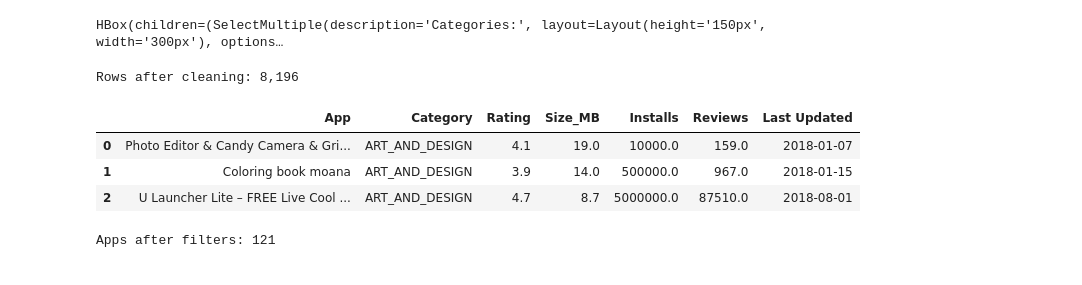
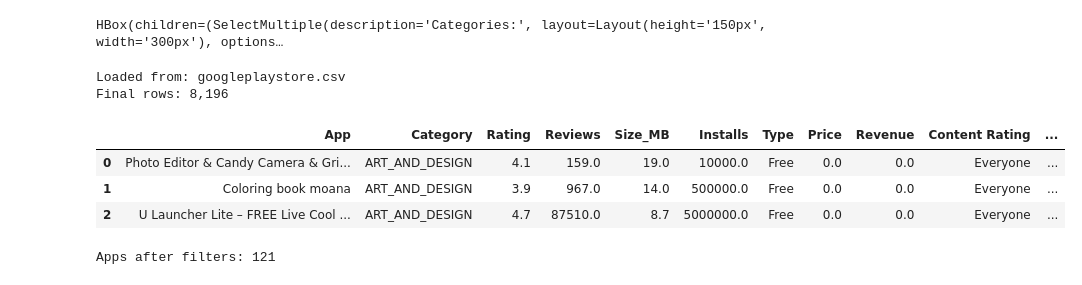
Before and after one commit to aaryasree-rajesh/google-playstore-dashboard, a Jupyter notebook: Untitled2.ipynb, the cells around one changed output. Drawn from its saved outputs; the diff is of its cells as text; code cells hidden in the pictures.

```diff
--- a/Untitled2.ipynb
+++ b/Untitled2.ipynb
@@ -82,29 +116,78 @@ display(widgets.HBox([category_filter, type_filter, rating_filter]))
 Dashboard Filters
 HBox(children=(SelectMultiple(description='Categories:', layout=Layout(height='150px', width='300px'), options…
 # %%
+import os
+import pandas as pd
+import numpy as np
+
+possible_paths = [
+    "googleplaystore.csv",
+    "/home/jovyan/googleplaystore.csv",
+    r"C:\Users\aarya\googleplaystore.csv"
+]
+
+for path in possible_paths:
+    if os.path.exists(path):
+        df = pd.read_csv(path)
+        print(f"Loaded from: {path}")
+        break
+
+# Clean Installs
 df['Installs'] = df['Installs'].astype(str).str.replace(r'[+,]', '', regex=True)
 df['Installs'] = pd.to_numeric(df['Installs'], errors='coerce')
+
+# Clean Rating
 df['Rating'] = pd.to_numeric(df['Rating'], errors='coerce')
+
+# Clean Size BEFORE dropping columns
 def parse_size(s):
     s = str(s).strip()
     if s.endswith('M'):
         return float(s[:-1])
     elif s.endswith('k'):
         return float(s[:-1]) / 1024
     return np.nan
+
 df['Size_MB'] = df['Size'].apply(parse_size)
+
+# Clean Price
+df['Price'] = df['Price'].astype(str).str.replace('$', '', regex=False)
+df['Price'] = pd.to_numeric(df['Price'], errors='coerce').fillna(0)
+
+# Revenue
+df['Revenue'] = df['Price'] * df['Installs']
+
+# Android version
+df['Android_Ver'] = df['Android Ver'].astype(str).str.extract(r'(\d+\.\d+)')
+df['Android_Ver'] = pd.to_numeric(df['Android_Ver'], errors='coerce')
+
+# Reviews
 df['Reviews'] = pd.to_numeric(df['Reviews'], errors='coerce')
+
+# Last Updated
 df['Last Updated'] = pd.to_datetime(df['Last Updated'], errors='coerce')
+
+# Remove duplicates and nulls
 df = df.drop_duplicates(subset=['App'])
 df = df.dropna(subset=['Category', 'Rating', 'Installs'])
-print(f"Rows after cleaning: {len(df):,}")
-df[['App','Category','Rating','Size_MB','Installs','Reviews','Last Updated']].head(3)
+
+# Keep only needed columns AFTER all cleaning is done
+df = df[['App', 'Category', 'Rating', 'Reviews', 'Size_MB',
+         'Installs', 'Type', 'Price', 'Revenue', 'Content Rating',
+         'Android_Ver', 'Last Updated']]
+
+import gc
+gc.collect()
+
+print(f"Final rows: {len(df):,}")
+df.head(3)
 # %% [output]
-Rows after cleaning: 8,196
+Loaded from: googleplaystore.csv
+Final rows: 8,196
-|  | App | Category | Rating | Size_MB | Installs | Reviews | Last Updated |
-| 0 | Photo Editor & Candy Camera & Gri... | ART_AND_DESIGN | 4.1 | 19.0 | 10000.0 | 159.0 | 2018-01-07 |
-| 1 | Coloring book moana | ART_AND_DESIGN | 3.9 | 14.0 | 500000.0 | 967.0 | 2018-01-15 |
-| 2 | U Launcher Lite – FREE Live Cool ... | ART_AND_DESIGN | 4.7 | 8.7 | 5000000.0 | 87510.0 | 2018-08-01 |
+|  | App | Category | Rating | Reviews | Size_MB | Installs | Type | Price | Revenue | Content Rating | ... |
+| 0 | Photo Editor & Candy Camera & Gri... | ART_AND_DESIGN | 4.1 | 159.0 | 19.0 | 10000.0 | Free | 0.0 | 0.0 | Everyone | ... |
+| 1 | Coloring book moana | ART_AND_DESIGN | 3.9 | 967.0 | 14.0 | 500000.0 | Free | 0.0 | 0.0 | Everyone | ... |
+| 2 | U Launcher Lite – FREE Live Cool ... | ART_AND_DESIGN | 4.7 | 87510.0 | 8.7 | 5000000.0 | Free | 0.0 | 0.0 | Everyone | ... |
 # %%
 filtered = df.copy()
 filtered = filtered[filtered['Rating'] >= 4.0]
```
Also changed, not shown: parts of 10 cells of this notebook.
